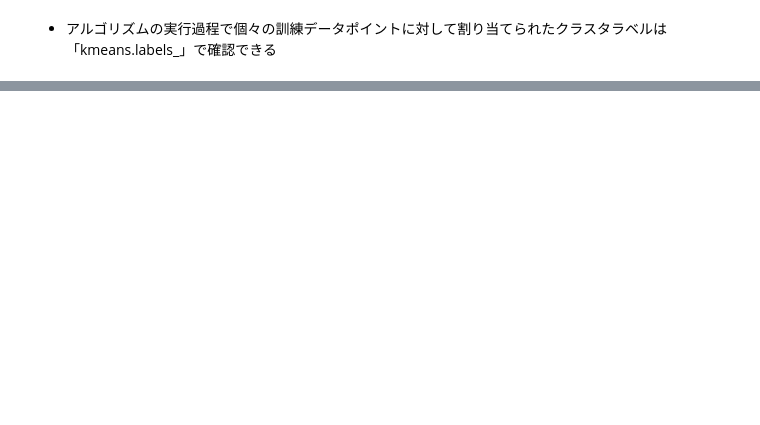
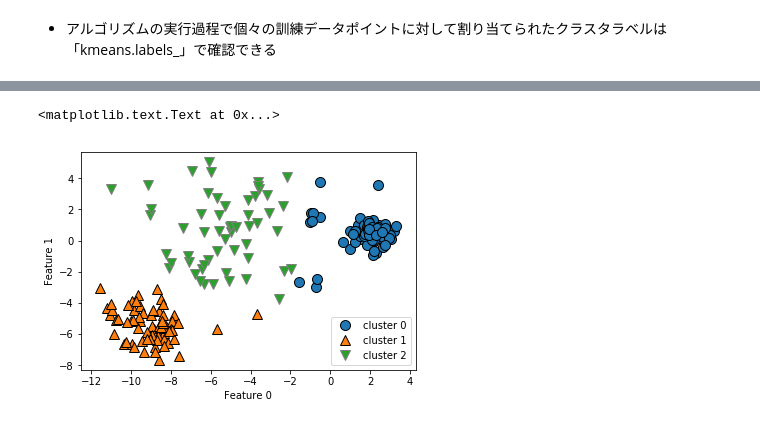
Before and after one commit to morooka-akira/MachineLearningMemo, a Jupyter notebook: 教師なし学習/クラスタリング.ipynb, the cells around one changed output, grey strips where cells are left out. Drawn from its saved outputs; the diff is of its cells as text; code cells hidden in the pictures; blank space fills up the shorter version.

```diff
--- a/教師なし学習/クラスタリング.ipynb
+++ b/教師なし学習/クラスタリング.ipynb
@@ -69,0 +117,12 @@ Cluster memberships:
+# %%
+X_varied, y_varied = make_blobs(n_samples=200,
+                                  cluster_std=[1.0, 2.5, 0.5],
+                                  random_state=170)
+y_pred = KMeans(n_clusters=3, random_state=0).fit_predict(X_varied)
+mglearn.discrete_scatter(X_varied[:, 0], X_varied[:, 1], y_pred)
+plt.legend(["cluster 0", "cluster 1", "cluster 2"], loc='best')
+plt.xlabel("Feature 0")
+plt.ylabel("Feature 1")
+# %% [output]
+<matplotlib.text.Text at 0x...>
+[figure, added]
```
Also changed, not shown: parts of 16 cells of this notebook.
